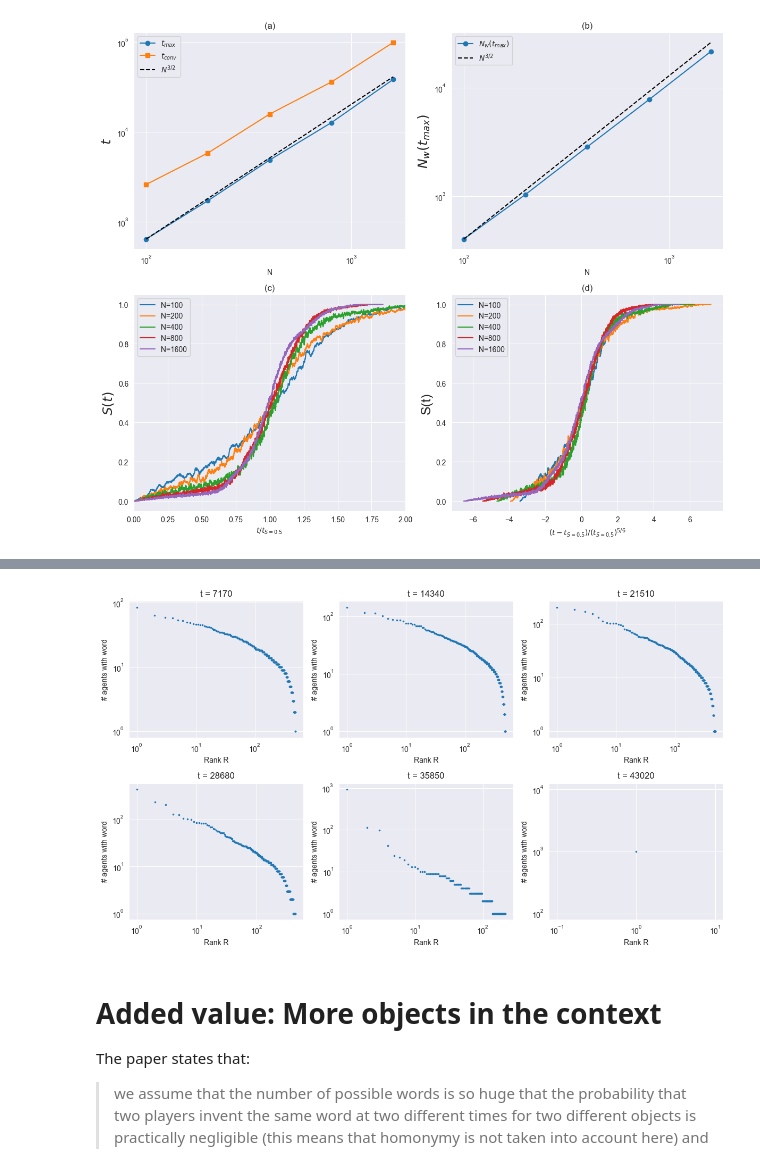
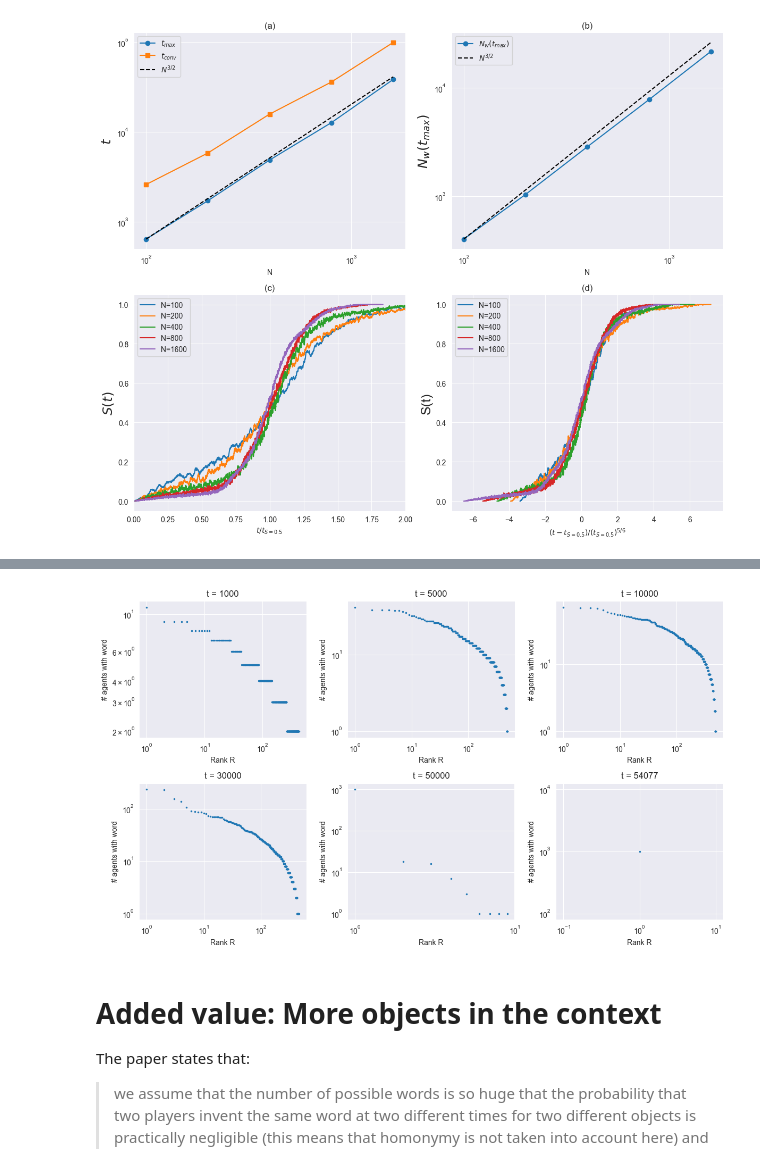
Before and after one commit to jaklvinc/CMSS-TUGraz-2026, a Jupyter notebook: hw2/Assignment2.ipynb, the cells around one changed output, grey strips where cells are left out. Drawn from its saved outputs; the diff is of its cells as text; code cells hidden in the pictures.

```diff
--- a/hw2/Assignment2.ipynb
+++ b/hw2/Assignment2.ipynb
@@ -31,19 +31,19 @@ class PlayerAgent(mesa.Agent):
         self.vocabulary = dict()
 
     def generate_new_word(self):
-        new_word = "".join(random.choices(string.ascii_letters, k=WORD_LENGTH))
+        new_word = "".join(self.model.random.choices(string.ascii_letters, k=WORD_LENGTH))
 
         return new_word
 
     def speak(self,context):
-        current_object = random.choice(context)
+        current_object = self.model.random.choice(context)
         if current_object not in self.vocabulary:
             new_word = self.generate_new_word()
             self.vocabulary[current_object] = [new_word]
             self.model._add_word(new_word,current_object)
             return (current_object, new_word)
         else:
-            return (current_object, random.choice(self.vocabulary[current_object]))
+            return (current_object, self.model.random.choice(self.vocabulary[current_object]))
 
     def hear(self,word,current_object):
         #If the agent doesn't have any words in the vocabulary associated with the object
@@ -354,25 +379,27 @@ plt.tight_layout(); plt.show()
 # %%
-example_model = NamingGame(1000, None, 1, True)
+
+example_model = NamingGame(1000, None, 1, True, seed=42)
 example_model.run_model()
 example_model = example_model.datacollector.get_model_vars_dataframe()
 
 
 diff_times = [round((i+1) * (len(example_model)-1) / 6) for i in range(6)]
+diff_times = [1000, 5000, 10000, 30000, 50000, len(example_model)-1]
 fig, axes = plt.subplots(2, 3, figsize=(12, 7))
 
 for ax, step in zip(axes.flat, diff_times):
     freqs = example_model.loc[step].unique_word_dict
     counts = sorted(freqs.values(), reverse=True)
     ranks = range(1, len(counts) + 1)
     ax.loglog(ranks, counts, marker='.', markersize=3, linewidth=0)
     ax.set_title(f't = {step}')
     ax.set_xlabel('Rank R')
     ax.set_ylabel('# agents with word')
 
 plt.tight_layout()
 plt.show()
 # %% [output]
-[figure, old version]
+[figure, new version]
 # %% [markdown]
 # Added value: More objects in the context
 The paper states that:
```
Also changed, not shown: parts of 8 cells of this notebook.
